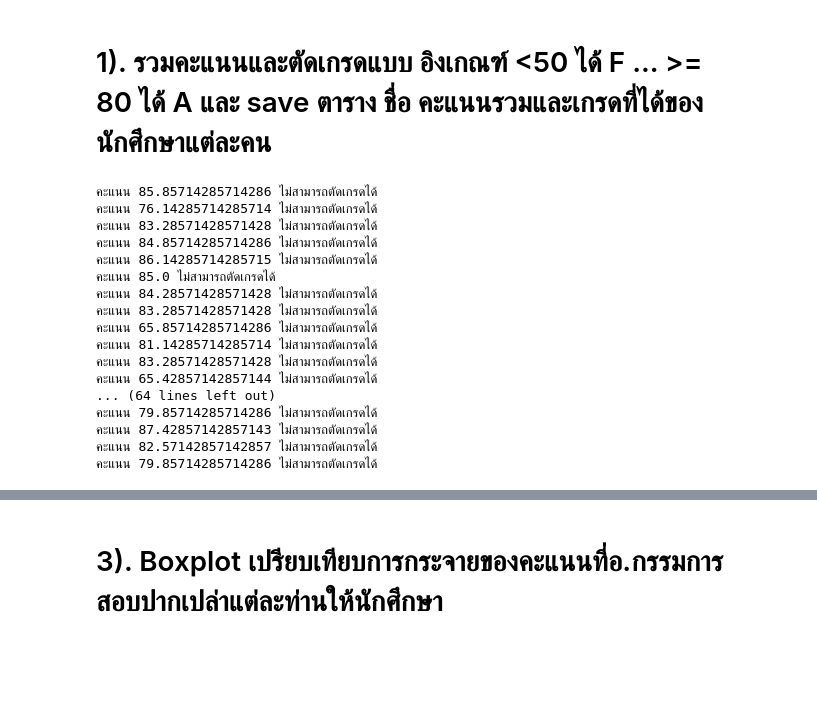
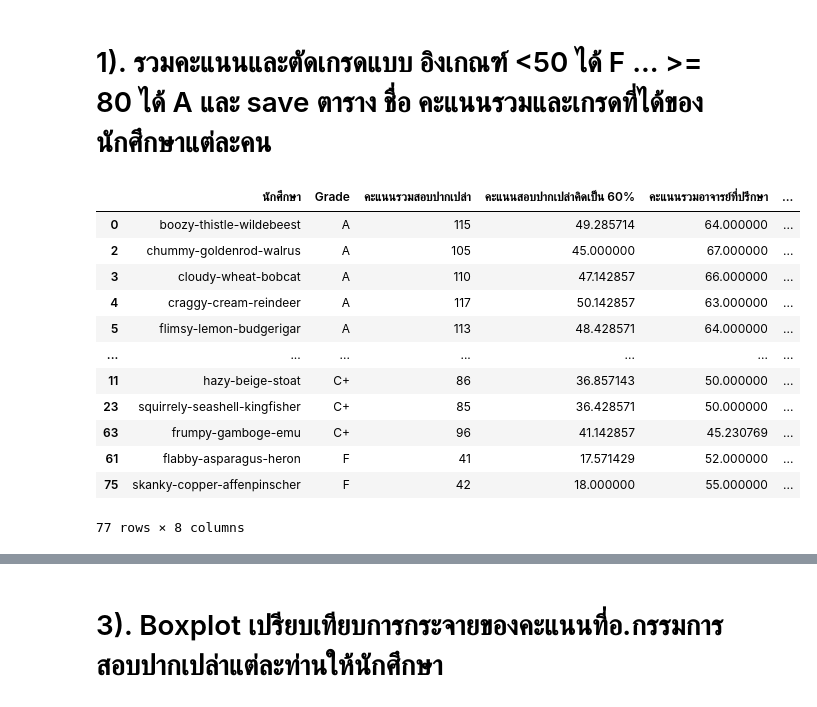
Before and after one commit to Supansapkb/BasicProg_DataViz65, a Jupyter notebook: DataViz65_Final.ipynb, the cells around one changed output, grey strips where cells are left out. Saved outputs shown, nothing was run; the diff lists cells and outputs as text; code cells hidden in the pictures; blank space fills up the shorter version.

```diff
--- a/DataViz65_Final.ipynb
+++ b/DataViz65_Final.ipynb
@@ -1952,0 +1949,4 @@ Name: คะแนนรวม 100%, Length: 80, dtype: float64
+# %%
+Bplus = table_merge[(table_merge['scores 100%']>=75)&(table_merge['scores 100%']<=79)]
+Bplus.insert(1, "Grade", "B+")
+Bplus
@@ -1982,21 +2008,17 @@ def grading(x):
-# %%
-for i in table_merge['คะแนนรวม 100%']:
-    print(grading(i))
-# %% [output]
-คะแนน 85.85714285714286 ไม่สามารถตัดเกรดได้
-คะแนน 76.14285714285714 ไม่สามารถตัดเกรดได้
-คะแนน 83.28571428571428 ไม่สามารถตัดเกรดได้
-คะแนน 84.85714285714286 ไม่สามารถตัดเกรดได้
-คะแนน 86.14285714285715 ไม่สามารถตัดเกรดได้
-คะแนน 85.0 ไม่สามารถตัดเกรดได้
-คะแนน 84.28571428571428 ไม่สามารถตัดเกรดได้
-คะแนน 83.28571428571428 ไม่สามารถตัดเกรดได้
-คะแนน 65.85714285714286 ไม่สามารถตัดเกรดได้
-คะแนน 81.14285714285714 ไม่สามารถตัดเกรดได้
-คะแนน 83.28571428571428 ไม่สามารถตัดเกรดได้
-คะแนน 65.42857142857144 ไม่สามารถตัดเกรดได้
-... (64 lines left out)
-คะแนน 79.85714285714286 ไม่สามารถตัดเกรดได้
-คะแนน 87.42857142857143 ไม่สามารถตัดเกรดได้
-คะแนน 82.57142857142857 ไม่สามารถตัดเกรดได้
-คะแนน 79.85714285714286 ไม่สามารถตัดเกรดได้
+# %%
+Grade = pd.concat([A,Bplus,B,Cplus,F]) #รวมเกรด
+Grade
+# %% [output]
+|  | นักศึกษา | Grade | คะแนนรวมสอบปากเปล่า | คะแนนสอบปากเปล่าคิดเป็น 60% | คะแนนรวมอาจารย์ที่ปรึกษา | ... |
+| 0 | boozy-thistle-wildebeest | A | 115 | 49.285714 | 64.000000 | ... |
+| 2 | chummy-goldenrod-walrus | A | 105 | 45.000000 | 67.000000 | ... |
+| 3 | cloudy-wheat-bobcat | A | 110 | 47.142857 | 66.000000 | ... |
+| 4 | craggy-cream-reindeer | A | 117 | 50.142857 | 63.000000 | ... |
+| 5 | flimsy-lemon-budgerigar | A | 113 | 48.428571 | 64.000000 | ... |
+| ... | ... | ... | ... | ... | ... | ... |
+| 11 | hazy-beige-stoat | C+ | 86 | 36.857143 | 50.000000 | ... |
+| 23 | squirrely-seashell-kingfisher | C+ | 85 | 36.428571 | 50.000000 | ... |
+| 63 | frumpy-gamboge-emu | C+ | 96 | 41.142857 | 45.230769 | ... |
+| 61 | flabby-asparagus-heron | F | 41 | 17.571429 | 52.000000 | ... |
+| 75 | skanky-copper-affenpinscher | F | 42 | 18.000000 | 55.000000 | ... |
+77 rows × 8 columns
```
Also changed, not shown: parts of 48 cells of this notebook.
